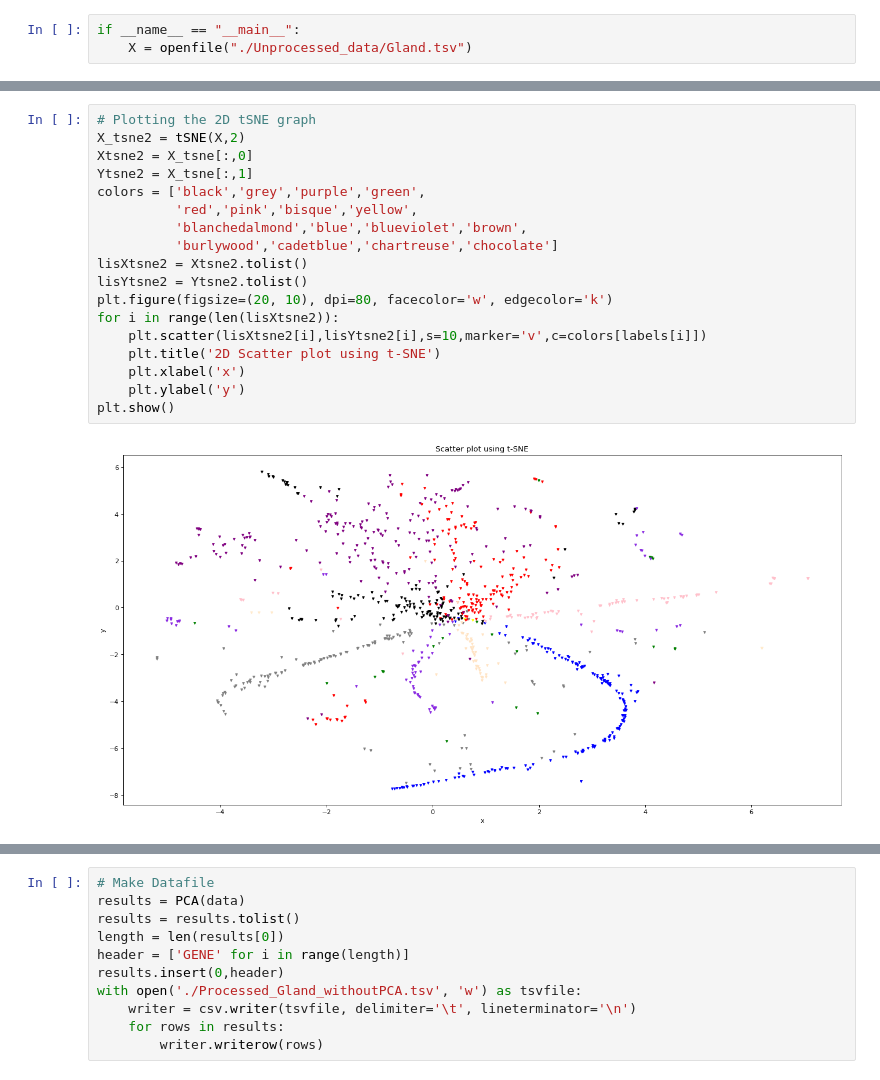
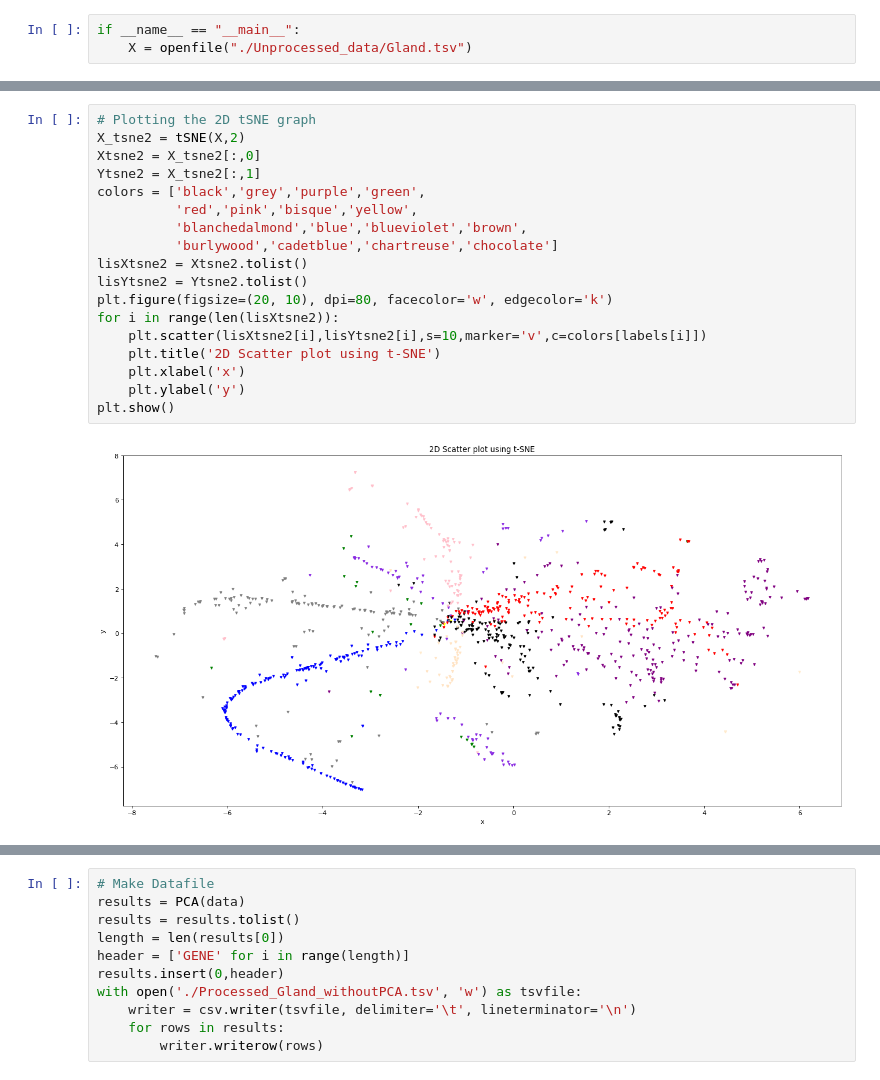
Before and after one commit to clintko/DukeDataPlus2018_DLSC, a Jupyter notebook: Machine_Learning_folder/tSNE,PCA.ipynb, the cells around one changed output, grey strips where cells are left out. Saved outputs shown, nothing was run; the diff lists cells and outputs as text.

```diff
--- a/Machine_Learning_folder/tSNE,PCA.ipynb
+++ b/Machine_Learning_folder/tSNE,PCA.ipynb
@@ -111,22 +149,22 @@ plt.show()
 # %%
 # Plotting the 2D tSNE graph
 X_tsne2 = tSNE(X,2)
-Xtsne2 = X_tsne[:,0]
-Ytsne2 = X_tsne[:,1]
+Xtsne2 = X_tsne2[:,0]
+Ytsne2 = X_tsne2[:,1]
 colors = ['black','grey','purple','green',
           'red','pink','bisque','yellow',
           'blanchedalmond','blue','blueviolet','brown',
           'burlywood','cadetblue','chartreuse','chocolate']
 lisXtsne2 = Xtsne2.tolist()
 lisYtsne2 = Ytsne2.tolist()
 plt.figure(figsize=(20, 10), dpi=80, facecolor='w', edgecolor='k')
 for i in range(len(lisXtsne2)):
     plt.scatter(lisXtsne2[i],lisYtsne2[i],s=10,marker='v',c=colors[labels[i]])
     plt.title('2D Scatter plot using t-SNE')
     plt.xlabel('x')
     plt.ylabel('y')
 plt.show()
 # %% [output]
-[figure, old version]
+[figure, new version]
 # %%
 # Plotting the 3D tSNE graph
```
Also changed, not shown: parts of 6 cells of this notebook.
